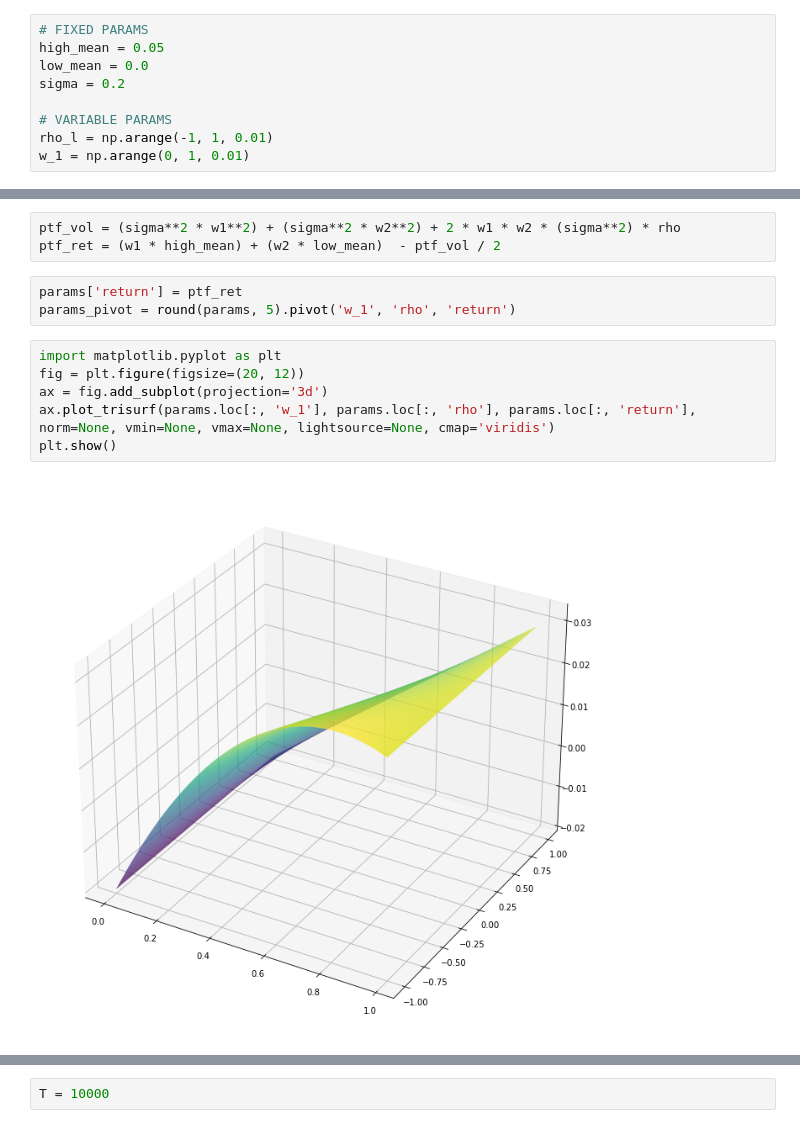
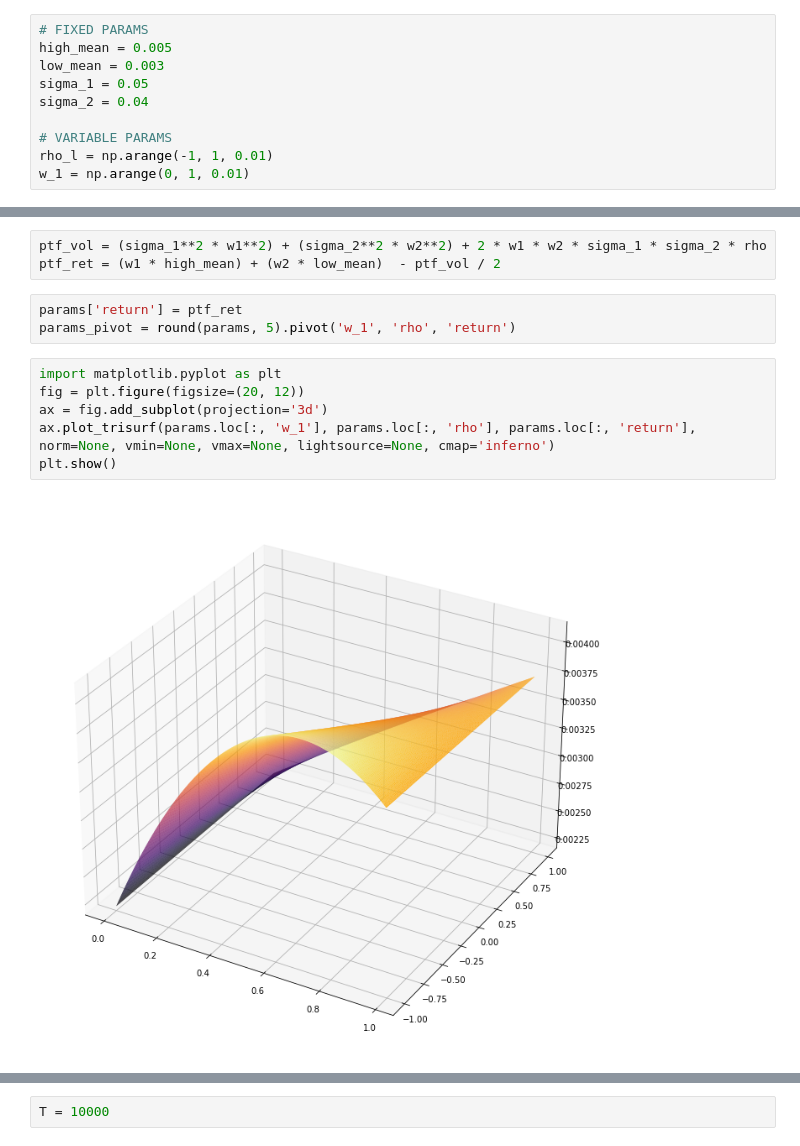
Before and after one commit to lucaberlanda/Magazzino, a Jupyter notebook: Finance/Signals.ipynb, the cells around one changed output, grey strips where cells are left out. Drawn from its saved outputs; the diff is of its cells as text.

```diff
--- a/Finance/Signals.ipynb
+++ b/Finance/Signals.ipynb
@@ -59,8 +67,9 @@ from Finance.primitive import BrownianMotion
 # %%
 # FIXED PARAMS
-high_mean = 0.05
-low_mean = 0.0
-sigma = 0.2
+high_mean = 0.005
+low_mean = 0.003
+sigma_1 = 0.05
+sigma_2 = 0.04
 
 # VARIABLE PARAMS
 rho_l = np.arange(-1, 1, 0.01)
@@ -71,7 +80,7 @@ w1 = params.loc[:, 'w_1']
 w2 = 1 - params.loc[:, 'w_1']
 rho = params.loc[:, 'rho']
 # %%
-ptf_vol = (sigma**2 * w1**2) + (sigma**2 * w2**2) + 2 * w1 * w2 * (sigma**2) * rho
+ptf_vol = (sigma_1**2 * w1**2) + (sigma_2**2 * w2**2) + 2 * w1 * w2 * sigma_1 * sigma_2 * rho
 ptf_ret = (w1 * high_mean) + (w2 * low_mean)  - ptf_vol / 2
 # %%
 params['return'] = ptf_ret
@@ -79,11 +88,11 @@ params_pivot = round(params, 5).pivot('w_1', 'rho', 'return')
 # %%
 import matplotlib.pyplot as plt
 fig = plt.figure(figsize=(20, 12))
 ax = fig.add_subplot(projection='3d')
-ax.plot_trisurf(params.loc[:, 'w_1'], params.loc[:, 'rho'], params.loc[:, 'return'], norm=None, vmin=None, vmax=None, lightsource=None, cmap='viridis')
+ax.plot_trisurf(params.loc[:, 'w_1'], params.loc[:, 'rho'], params.loc[:, 'return'], norm=None, vmin=None, vmax=None, lightsource=None, cmap='inferno')
 plt.show()
 # %% [output]
-[figure, old version]
+[figure, new version]
 # %%
 import seaborn as sns
 fig = plt.figure(figsize=(10, 6))
```
Also changed, not shown: parts of 16 cells of this notebook, 5 other files.
